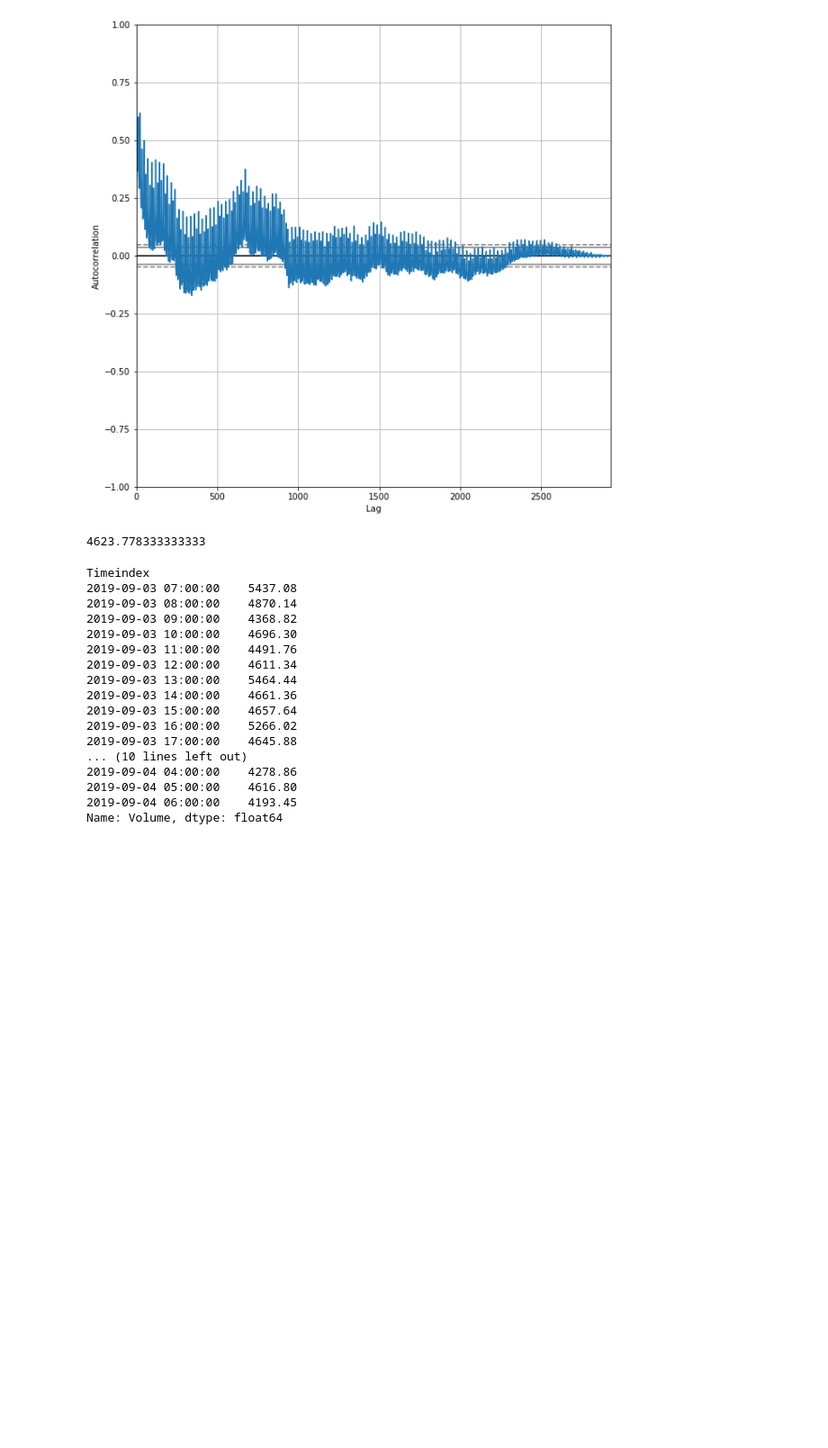
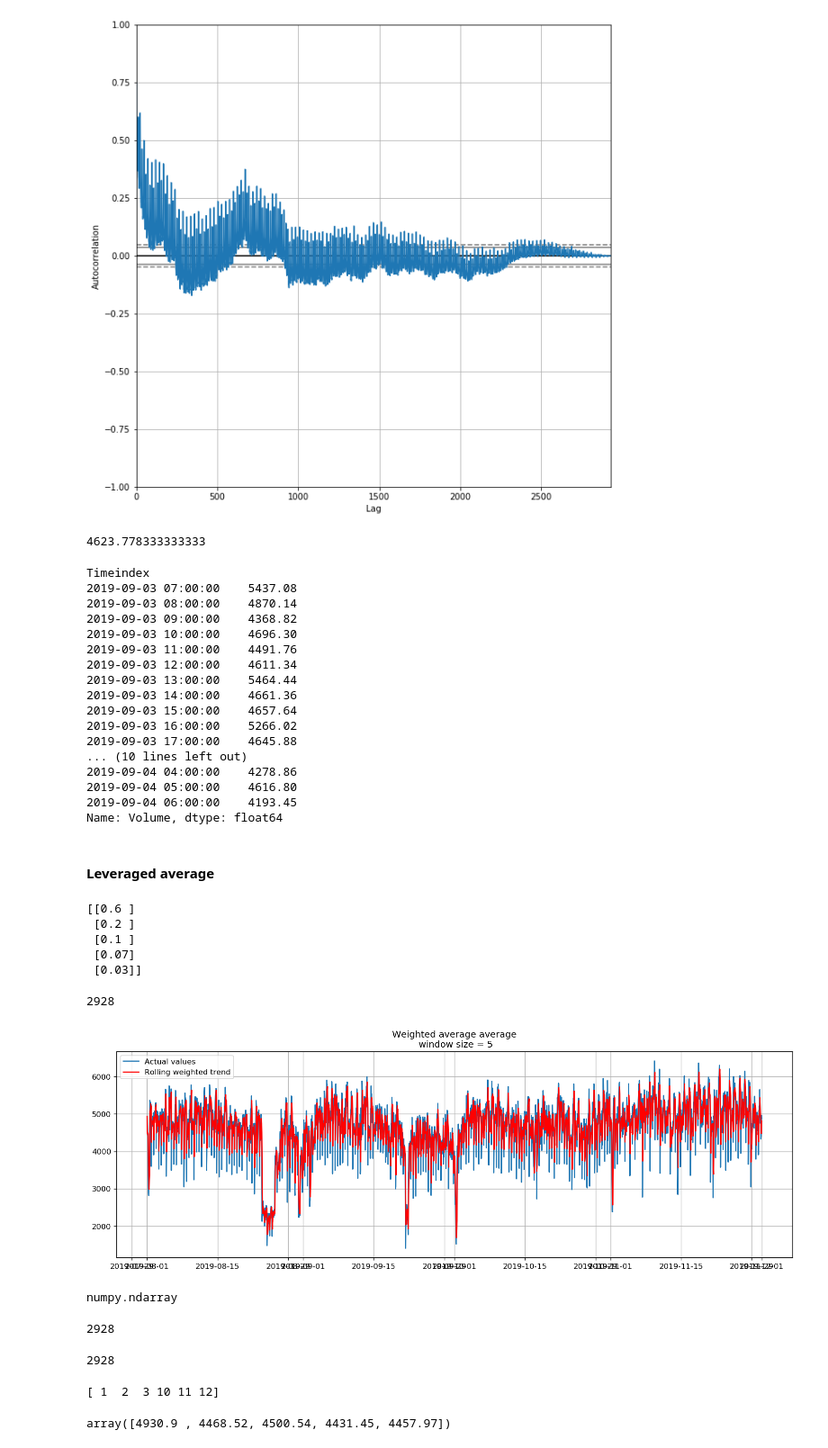
Before and after one commit to denismoroz1981/divd_project, a Jupyter notebook: divd_project.ipynb, the cells around one changed output. Shown at 90% size. Drawn from its saved outputs; the diff is of its cells as text; code cells hidden in the pictures; blank space fills up the shorter version.

Commit message:
weighted average

```diff
--- a/divd_project.ipynb
+++ b/divd_project.ipynb
@@ -296,3 +296,65 @@ Timeindex
 2019-09-04 05:00:00    4616.80
 2019-09-04 06:00:00    4193.45
 Name: Volume, dtype: float64
+# %% [markdown]
+#### Leveraged average
+# %%
+def weighted_average (series):
+    weights=np.array([0.6,0.2,0.1,0.07,0.03]).reshape(-1,1)
+    print(weights)
+    result=[series[0],series[1],series[2],series[3],series[4]]
+    for n in range(5,len(series)):
+        values = np.array([series[n-1],series[n-2],series[n-3],series[n-4],series[n-5]])
+        #print(values)
+        product = values.dot(weights)
+        #print(product)
+        result.append(product[0])
+
+    return pd.Series(result).transpose()
+# %%
+ser_w = weighted_average(ser)
+ser_w.index = ser.index
+# %% [output]
+[[0.6 ]
+ [0.2 ]
+ [0.1 ]
+ [0.07]
+ [0.03]]
+# %%
+len(ser_w)
+# %% [output]
+2928
+# %%
+plt.figure(figsize=(16,5))
+plt.title("Weighted average average\n window size = {}".format(5))
+plt.plot(ser, label="Actual values")
+plt.plot(ser_w,"r",label="Rolling weighted trend")
+plt.legend(loc="upper left")
+plt.grid(True)
+plt.show()
+# %% [output]
+[figure, added]
+# %%
+type(ser_w)
+# %% [output]
+numpy.ndarray
+# %%
+len(ser)
+# %% [output]
+2928
+# %%
+len(ser_w)
+# %% [output]
+2928
+# %%
+a = np.array([1, 2, 3])
+
+newArray = np.append (a, [10, 11, 12])
+
+print(newArray)
+# %% [output]
+[ 1  2  3 10 11 12]
+# %%
+ser_w
+# %% [output]
+array([4930.9 , 4468.52, 4500.54, 4431.45, 4457.97])
```
Also changed, not shown: parts of 1 cell of this notebook.
